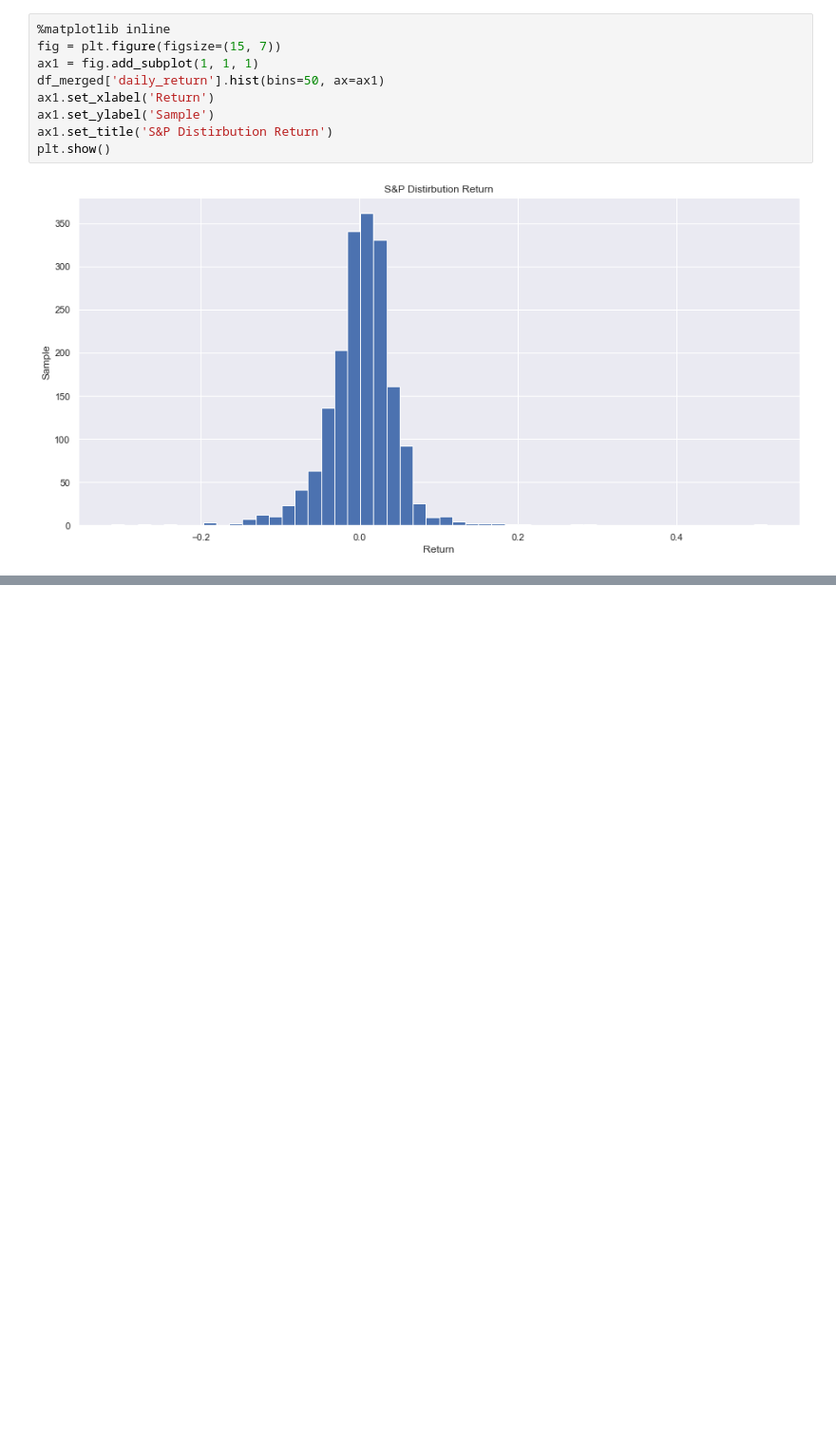
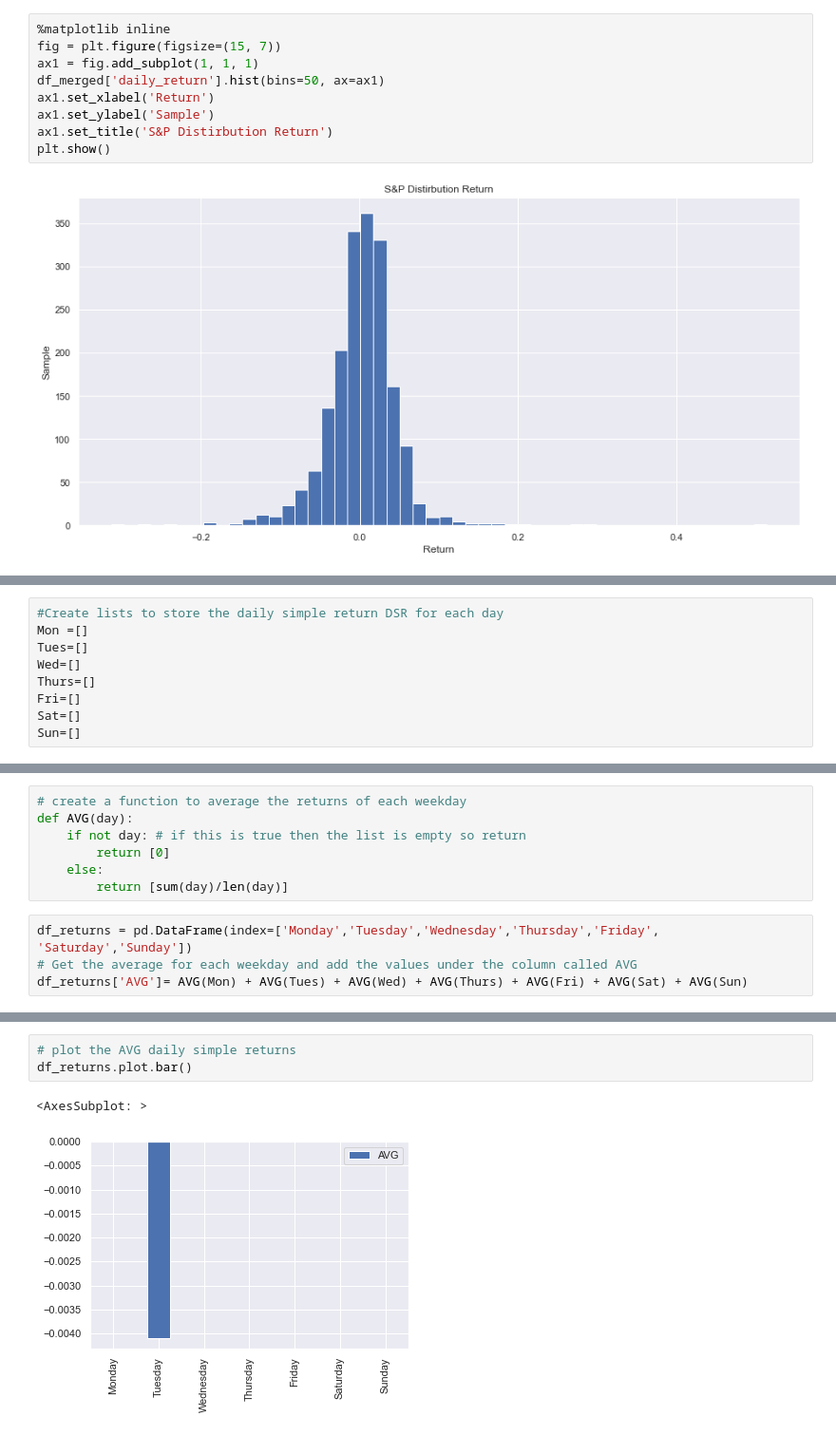
Before and after one commit to RaphHer/Project_Final_Ironhack, a Jupyter notebook: 4. NEW Visualization .ipynb, the cells around one changed output, grey strips where cells are left out. Shown at 95% size. Saved outputs shown, nothing was run; the diff lists cells and outputs as text; blank space fills up the shorter version.

```diff
--- a/4. NEW Visualization .ipynb
+++ b/4. NEW Visualization .ipynb
@@ -157,0 +271,9 @@ AttributeError: 'negative_values' is not a valid function for 'Series' object
+# %%
+#Create lists to store the daily simple return DSR for each day
+Mon =[]
+Tues=[]
+Wed=[]
+Thurs=[]
+Fri=[]
+Sat=[]
+Sun=[]
@@ -157,0 +348,11 @@ AttributeError: 'negative_values' is not a valid function for 'Series' object
+# %%
+# create a function to average the returns of each weekday
+def AVG(day):
+    if not day: # if this is true then the list is empty so return
+        return [0]
+    else:
+        return [sum(day)/len(day)]
+# %%
+df_returns = pd.DataFrame(index=['Monday','Tuesday','Wednesday','Thursday','Friday', 'Saturday','Sunday'])
+# Get the average for each weekday and add the values under the column called AVG
+df_returns['AVG']= AVG(Mon) + AVG(Tues) + AVG(Wed) + AVG(Thurs) + AVG(Fri) + AVG(Sat) + AVG(Sun)
@@ -157,0 +370,6 @@ AttributeError: 'negative_values' is not a valid function for 'Series' object
+# %%
+# plot the AVG daily simple returns
+df_returns.plot.bar()
+# %% [output]
+<AxesSubplot: >
+[figure, added]
```
Also changed, not shown: parts of 25 cells of this notebook.
